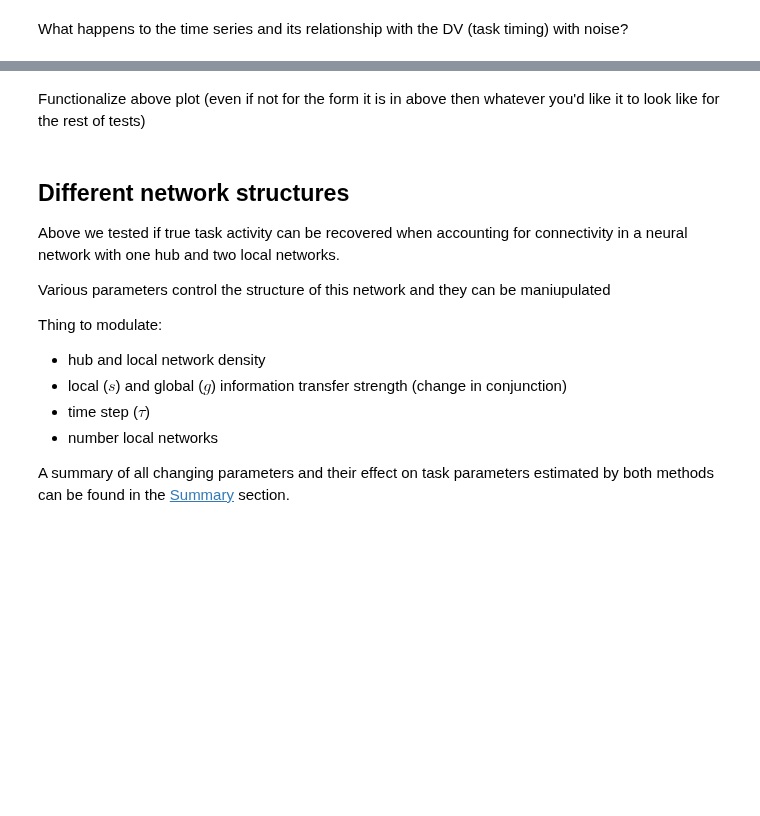
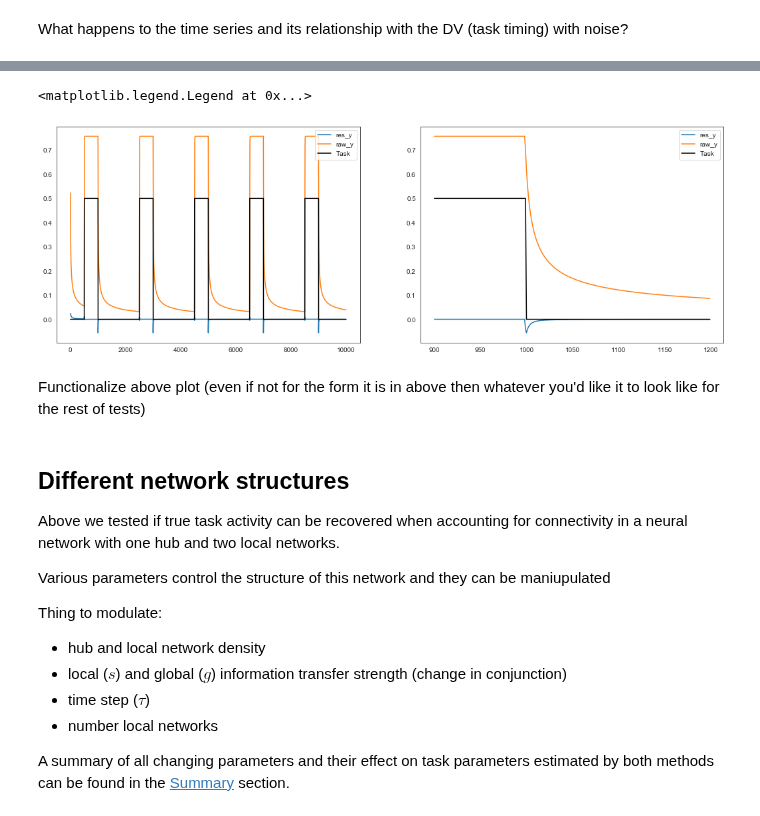
Before and after one commit to zenkavi/DevStudy_FmriNbs, a Jupyter notebook: notebooks/informationtransfermapping/TheoreticalResults/Zenkavi_Simulations/Extended_GLM_neural_network_level.ipynb, the cells around one changed output, grey strips where cells are left out. Saved outputs shown, nothing was run; the diff lists cells and outputs as text; code cells hidden in the pictures; blank space fills up the shorter version.

Commit message:
new graph depicting the systematic undershoot before task is off for nonstim nodes in eglm

```diff
--- a/notebooks/informationtransfermapping/TheoreticalResults/Zenkavi_Simulations/Extended_GLM_neural_network_level.ipynb
+++ b/notebooks/informationtransfermapping/TheoreticalResults/Zenkavi_Simulations/Extended_GLM_neural_network_level.ipynb
@@ -664,3 +668,27 @@ A bunch of
+# %%
+plt.rcParams["figure.figsize"][0] = 18
+plt.rcParams["figure.figsize"][1] = 6
+
+fig, a = plt.subplots(1,2)
+
+start = 0
+end = len(res_y)
+x = range(start, end)
+a[0].plot(x, res_y[start:end],label="res_y")
+a[0].plot(x, raw_y[start:end],label="raw_y")
+a[0].plot(x, td_stimtimes_0_5[0][start:end], label="Task", color="black")
+a[0].legend(loc="upper right")
+
+start = 900
+end = 1200
+x = range(start, end)
+a[1].plot(x, res_y[start:end],label="res_y")
+a[1].plot(x, raw_y[start:end],label="raw_y")
+a[1].plot(x, td_stimtimes_0_5[0][start:end], label="Task", color="black")
+a[1].legend(loc="upper right")
+# %% [output]
+<matplotlib.legend.Legend at 0x...>
+[figure, added]
 # %% [markdown]
 Functionalize above plot (even if not for the form it is in above then whatever you'd like it to look like for the rest of tests)
 # %% [markdown]
```
Also changed, not shown: parts of 6 cells of this notebook.
